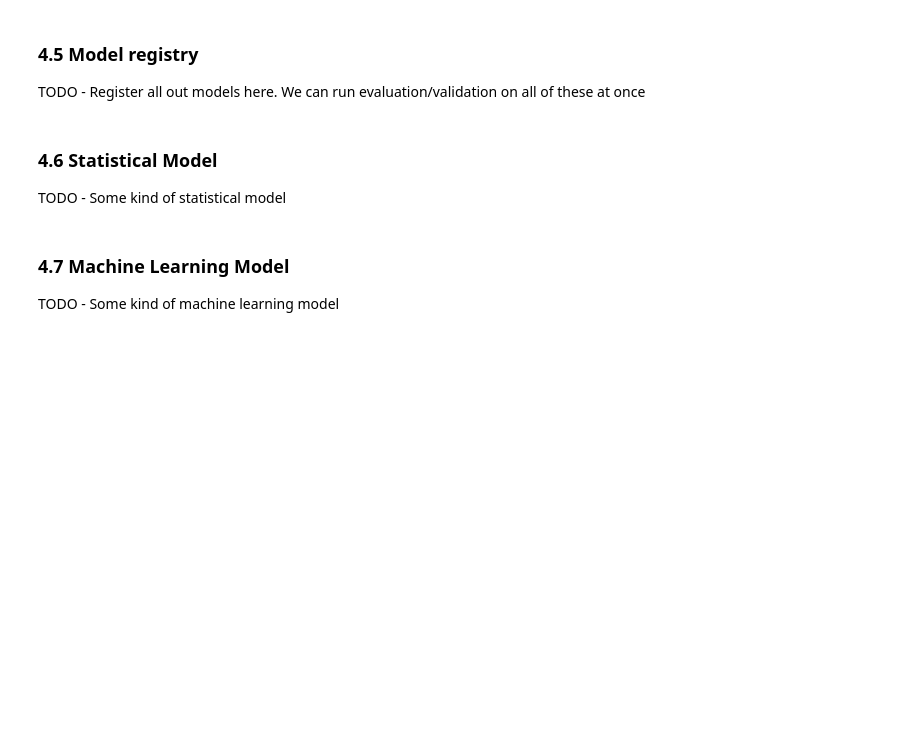
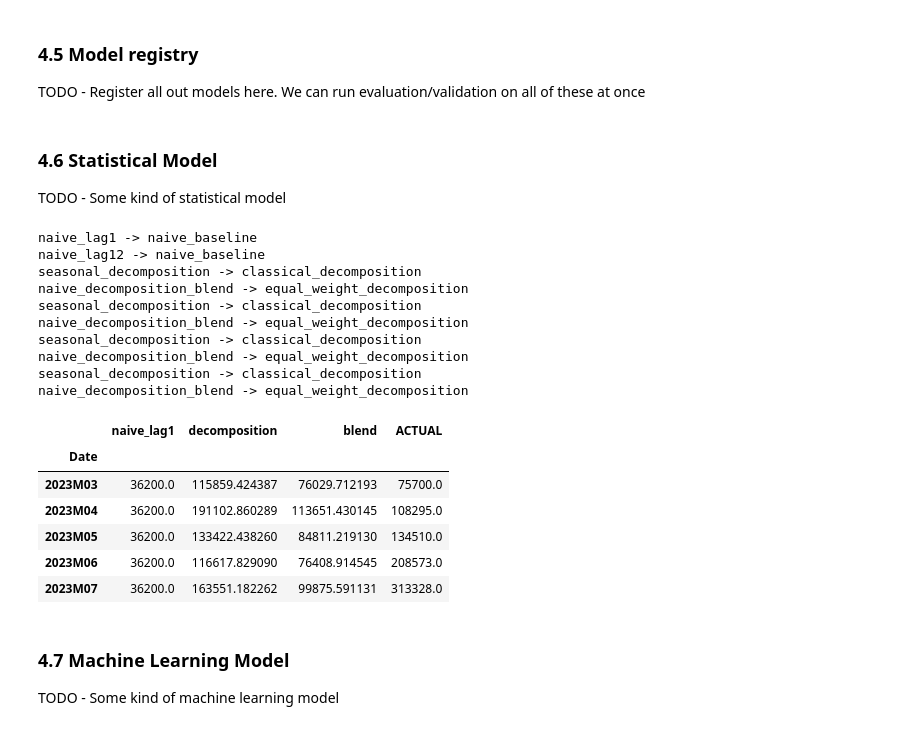
Before and after one commit to JoshHulett/SIT742-Asessment2-Group16, a Jupyter notebook: SIT742-2026T2-A2-Starter.ipynb, the cells around one changed output. Cells and saved outputs as stored; diff of their text form; code cells hidden in the pictures; blank space fills up the shorter version.

```diff
--- a/SIT742-2026T2-A2-Starter.ipynb
+++ b/SIT742-2026T2-A2-Starter.ipynb
@@ -1281,6 +1361,39 @@ MODEL_REGISTRY.append((baseline_lag12_validation_forecast_wide, "naive_lag12", "
 # %% [markdown]
 ### 4.6 Statistical Model
 TODO - Some kind of statistical model
+# %%
+_, validation_decomposition, validation_blend = build_forecasting(training_actual_wide_to_2023M02, TRAIN_END, VALIDATION_MONTHS, REQUIRED_DESTINATIONS)
+MODEL_REGISTRY.append((validation_decomposition, "seasonal_decomposition", "classical_decomposition"))
+MODEL_REGISTRY.append((validation_blend, "naive_decomposition_blend", "equal_weight_decomposition"))
+
+for _, label, family in MODEL_REGISTRY:
+    print(f"{label} -> {family}")
+comparison = pd.DataFrame({
+    "naive_lag1": baseline_lag1_validation_forecast_wide.set_index("Date")["Japan"],
+    "decomposition": validation_decomposition.set_index("Date")["Japan"],
+    "blend": validation_blend.set_index("Date")["Japan"],
+    "ACTUAL": validation_actual_wide_2023M03_2023M07.set_index("Date")["Japan"],
+})
+
+comparison
+# %% [output]
+naive_lag1 -> naive_baseline
+naive_lag12 -> naive_baseline
+seasonal_decomposition -> classical_decomposition
+naive_decomposition_blend -> equal_weight_decomposition
+seasonal_decomposition -> classical_decomposition
+naive_decomposition_blend -> equal_weight_decomposition
+seasonal_decomposition -> classical_decomposition
+naive_decomposition_blend -> equal_weight_decomposition
+seasonal_decomposition -> classical_decomposition
+naive_decomposition_blend -> equal_weight_decomposition
+|  | naive_lag1 | decomposition | blend | ACTUAL |
+| Date |  |  |  |  |
+| 2023M03 | 36200.0 | 115859.424387 | 76029.712193 | 75700.0 |
+| 2023M04 | 36200.0 | 191102.860289 | 113651.430145 | 108295.0 |
+| 2023M05 | 36200.0 | 133422.438260 | 84811.219130 | 134510.0 |
+| 2023M06 | 36200.0 | 116617.829090 | 76408.914545 | 208573.0 |
+| 2023M07 | 36200.0 | 163551.182262 | 99875.591131 | 313328.0 |
 # %% [markdown]
 ### 4.7 Machine Learning Model
 TODO - Some kind of machine learning model
```
Also changed, not shown: parts of 3 cells of this notebook.
